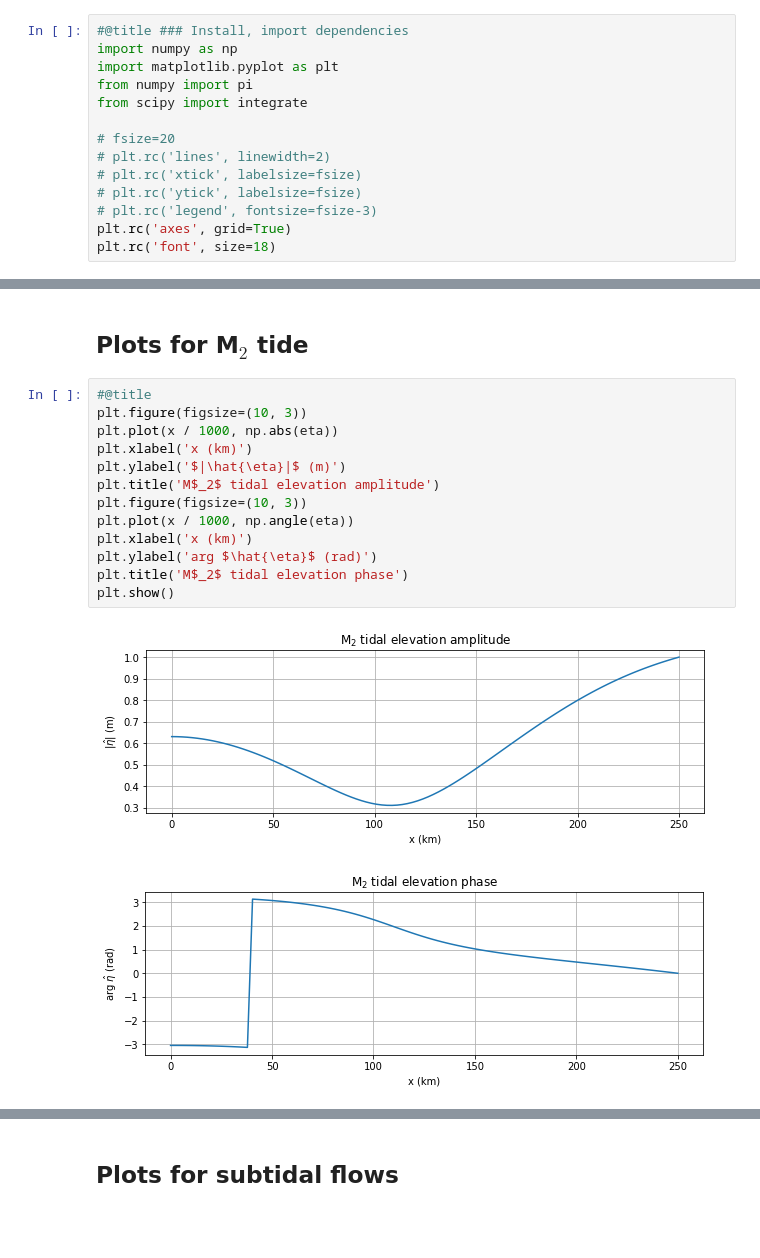
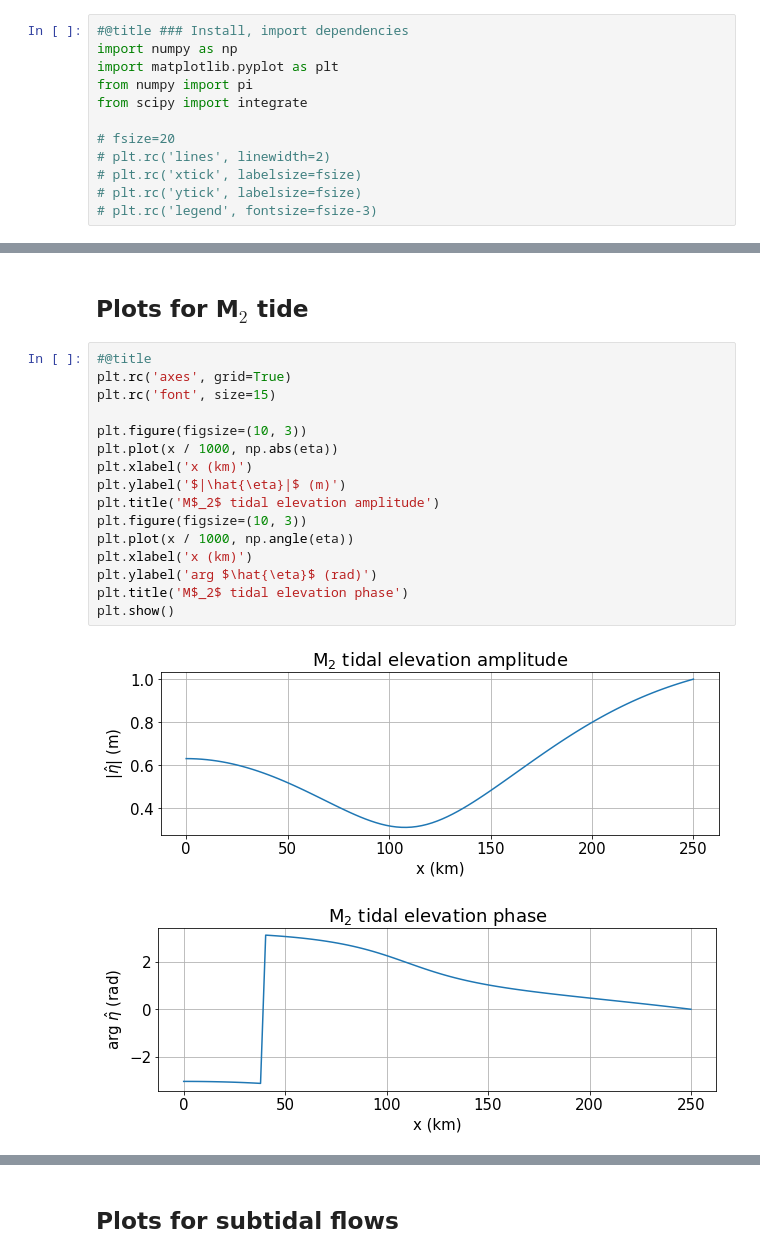
Before and after one commit to JinyangWang27/singleChannel2DV, a Jupyter notebook: singleChannel2DV.ipynb, the cells around one changed output, grey strips where cells are left out. Saved outputs shown, nothing was run; the diff lists cells and outputs as text; blank space fills up the shorter version.

```diff
--- a/singleChannel2DV.ipynb
+++ b/singleChannel2DV.ipynb
@@ -14,8 +14,6 @@ from scipy import integrate
 # plt.rc('xtick', labelsize=fsize)
 # plt.rc('ytick', labelsize=fsize)
 # plt.rc('legend', fontsize=fsize-3)
-plt.rc('axes', grid=True)
-plt.rc('font', size=18)
 # %% [markdown]
 Channel settings
 
@@ -202,20 +200,23 @@ u_adv = fz * pressure_gradient_adv + up_adv
 ## Plots for M$_2$ tide
 # %%
 #@title
+plt.rc('axes', grid=True)
+plt.rc('font', size=15)
+
 plt.figure(figsize=(10, 3))
 plt.plot(x / 1000, np.abs(eta))
 plt.xlabel('x (km)')
 plt.ylabel('$|\hat{\eta}|$ (m)')
 plt.title('M$_2$ tidal elevation amplitude')
 plt.figure(figsize=(10, 3))
 plt.plot(x / 1000, np.angle(eta))
 plt.xlabel('x (km)')
 plt.ylabel('arg $\hat{\eta}$ (rad)')
 plt.title('M$_2$ tidal elevation phase')
 plt.show()
 # %% [output]
-[figure, old version]
+[figure, new version]
-[figure, old version]
+[figure, new version]
 # %%
 #@title
 plt.figure(figsize=(10, 5))
```
Also changed, not shown: parts of 7 cells of this notebook.
